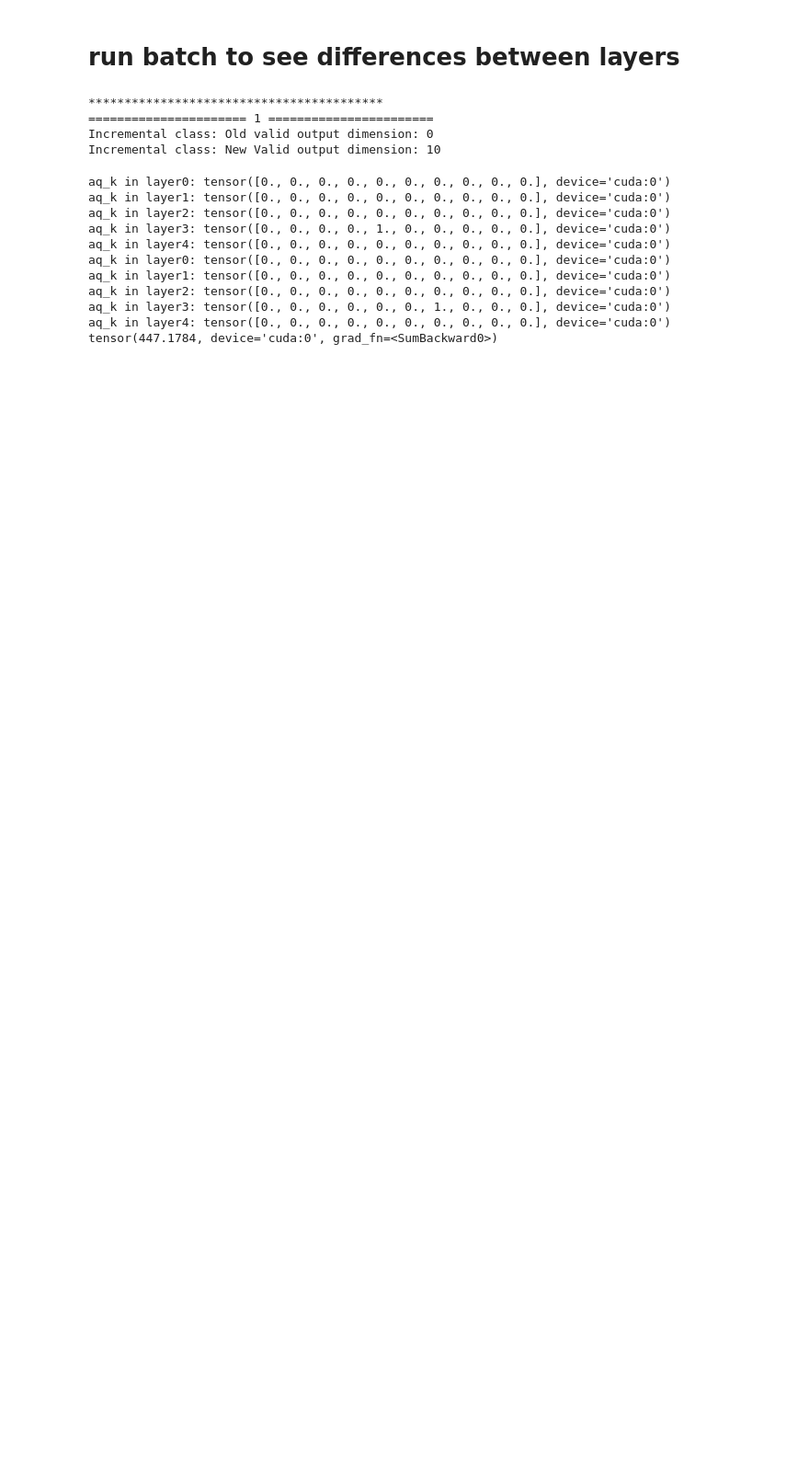
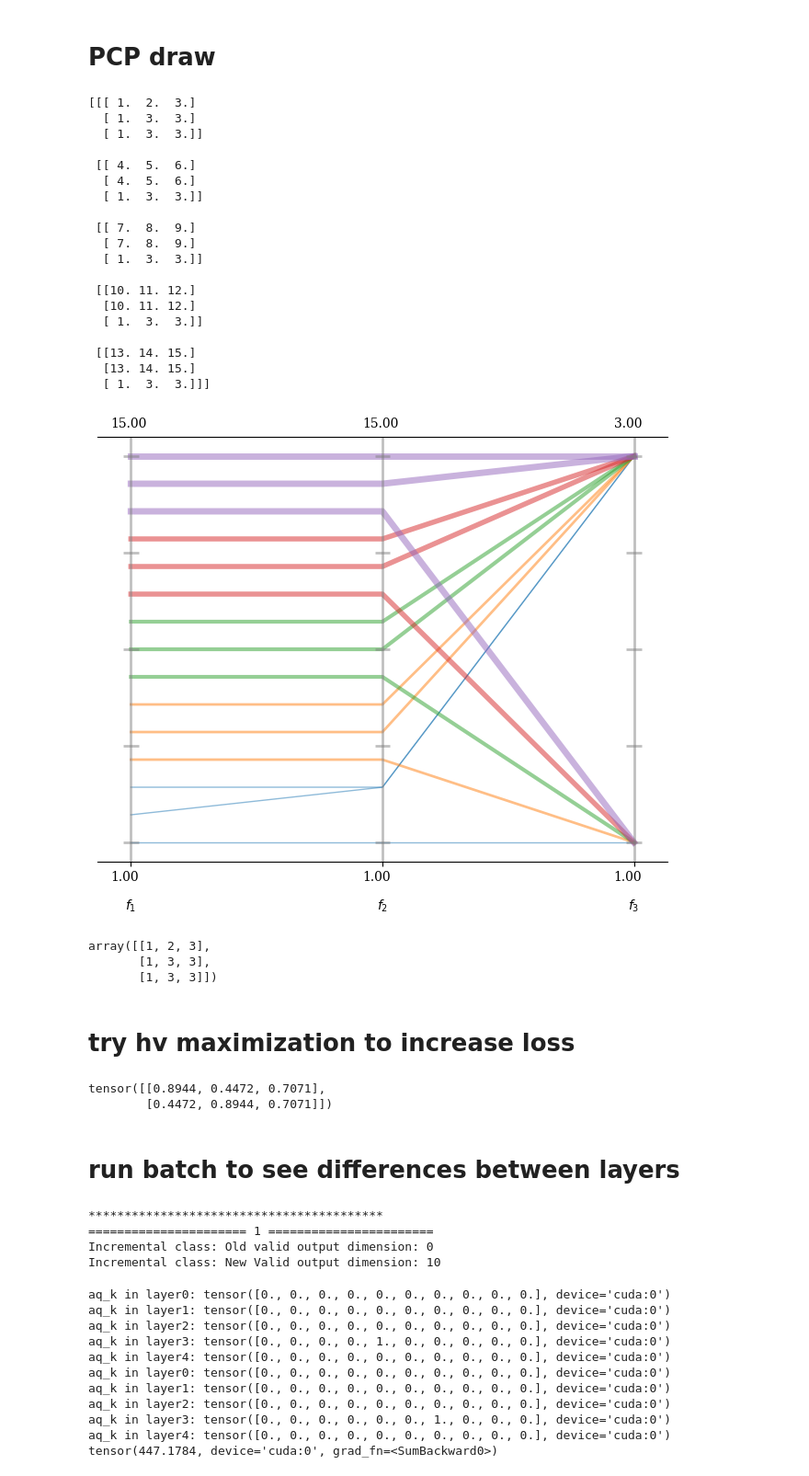
Before and after one commit to liaoweiduo/CODA-Prompt, a Jupyter notebook: debug.ipynb, the cells around one changed output. Shown at 92% size. Cells and saved outputs as stored; diff of their text form; code cells hidden in the pictures; blank space fills up the shorter version.

```diff
--- a/debug.ipynb
+++ b/debug.ipynb
@@ -1,3 +1,70 @@
+# %% [markdown]
+# PCP draw
+# %%
+import numpy as np
+from pymoo.visualization.pcp import PCP
+
+objs = np.array([
+    [[1,2.,3.], [1,3,3], [1,3,3]],
+    [[4.,5.,6.], [4,5,6], [1,3,3]],
+    [[7.,8.,9.], [7,8,9], [1,3,3]],
+    [[10.,11.,12.], [10,11,12], [1,3,3]],
+    [[13.,14.,15.], [13,14,15], [1,3,3]],
+], dtype=np.float64)
+
+print(objs)
+
+pcp = PCP() # legend=(True, {'loc': "upper left"})
+pcp.set_axis_style(color="grey", alpha=0.5)
+n_iter = 5
+for i_idx in range(n_iter):
+    pcp.add(np.transpose(objs[i_idx], (1, 0)), alpha=0.5, linewidth=(i_idx+1)/n_iter*5, label=f'{i_idx}')
+fig = pcp.show().fig
+# %% [output]
+[[[ 1.  2.  3.]
+  [ 1.  3.  3.]
+  [ 1.  3.  3.]]
+
+ [[ 4.  5.  6.]
+  [ 4.  5.  6.]
+  [ 1.  3.  3.]]
+
+ [[ 7.  8.  9.]
+  [ 7.  8.  9.]
+  [ 1.  3.  3.]]
+
+ [[10. 11. 12.]
+  [10. 11. 12.]
+  [ 1.  3.  3.]]
+
+ [[13. 14. 15.]
+  [13. 14. 15.]
+  [ 1.  3.  3.]]]
+[figure, added]
+# %%
+objs[i_idx]
+# %% [output]
+array([[1, 2, 3],
+       [1, 3, 3],
+       [1, 3, 3]])
+# %% [markdown]
+# try hv maximization to increase loss
+# %%
+import numpy as np
+import torch
+from mo_optimizers import hv_maximization
+
+mo_opt = hv_maximization.HvMaximization(3, 2, np.array([0, 0]))
+# 3 points: [1, 4], [3, 2], [4, 1]
+objs = np.array([
+    [1, 3, 4],
+    [4, 2, 1],
+])
+weights = mo_opt.compute_weights(-objs)
+print(weights)
+# %% [output]
+tensor([[0.8944, 0.4472, 0.7071],
+        [0.4472, 0.8944, 0.7071]])
 # %% [markdown]
 # run batch to see differences between layers
 # %%
```
Also changed, not shown: 5 other files.
